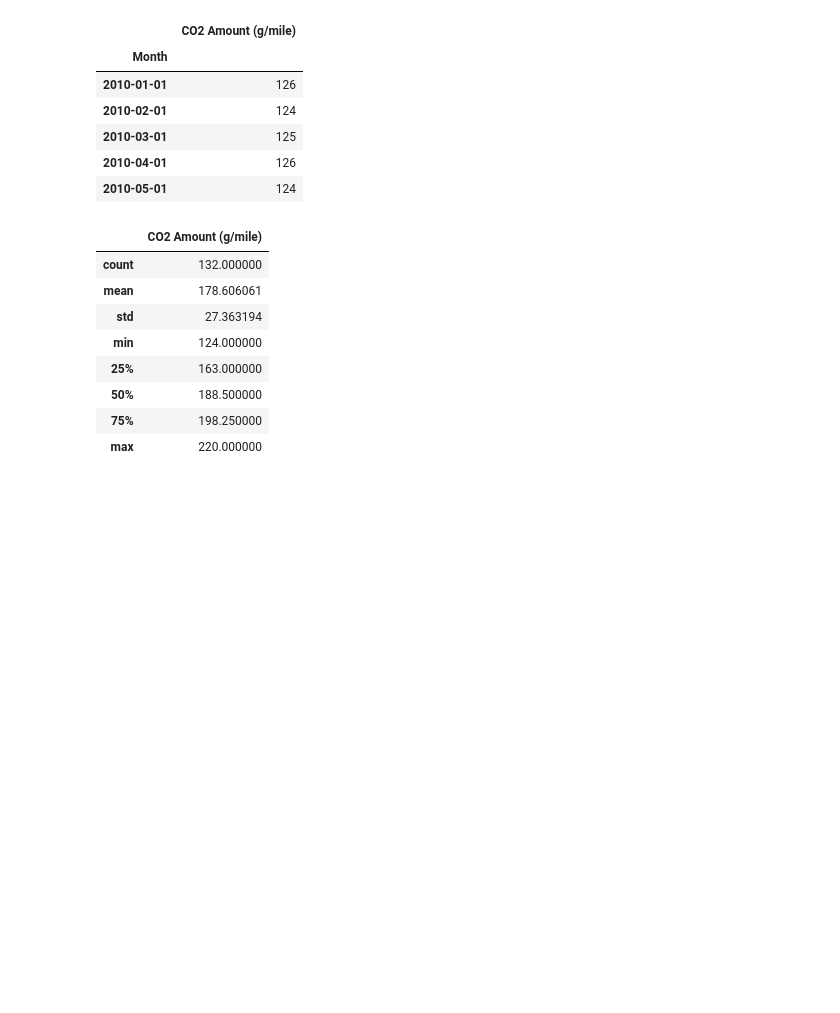
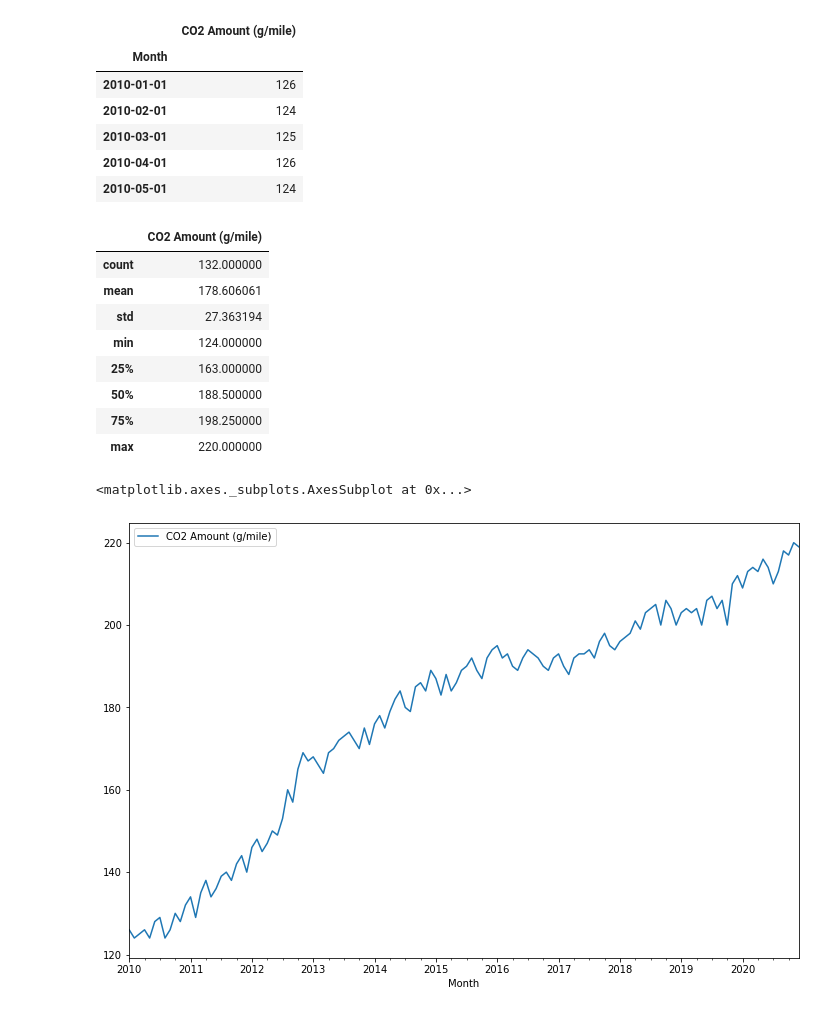
Before and after one commit to Manas-P/forecasting_co2_emission_threshold, a Jupyter notebook: Forecast_co2_threshold.ipynb, the cells around one changed output. Drawn from its saved outputs; the diff is of its cells as text; code cells hidden in the pictures; blank space fills up the shorter version.

```diff
--- a/Forecast_co2_threshold.ipynb
+++ b/Forecast_co2_threshold.ipynb
@@ -72,3 +72,8 @@ df.describe()
 | 50% | 188.500000 |
 | 75% | 198.250000 |
 | max | 220.000000 |
+# %%
+df.plot(figsize=(12,8))
+# %% [output]
+<matplotlib.axes._subplots.AxesSubplot at 0x...>
+[figure, added]
```
Also changed, not shown: parts of 12 cells of this notebook.
